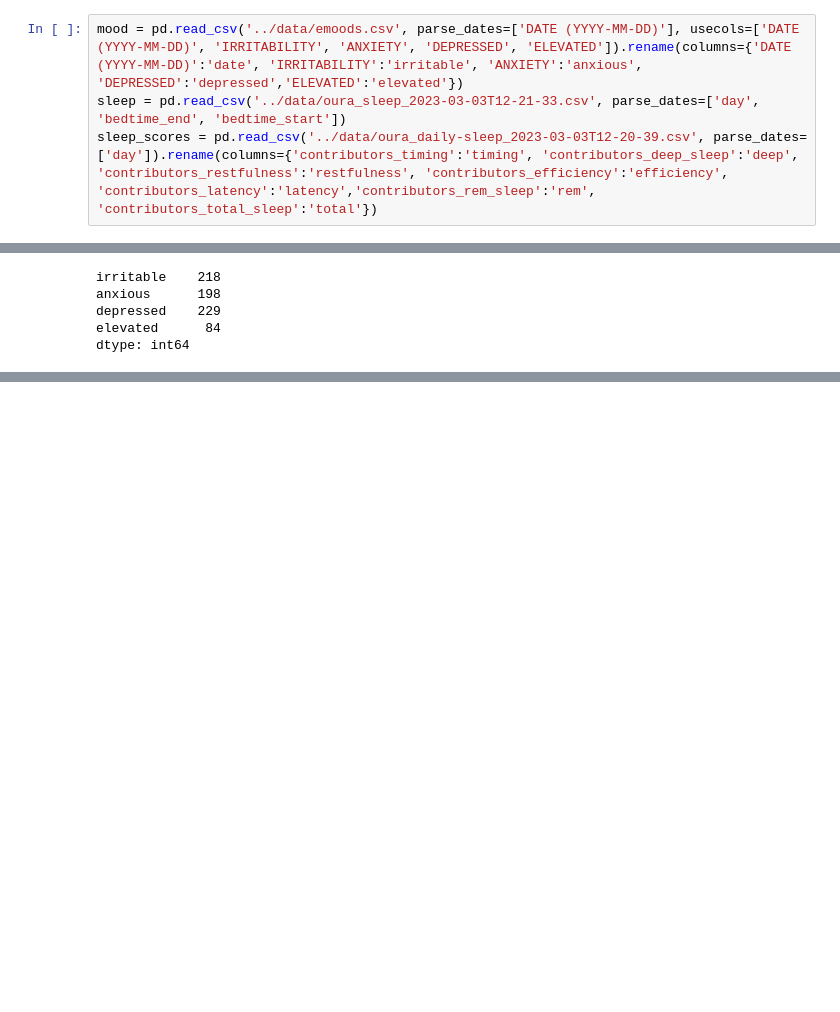
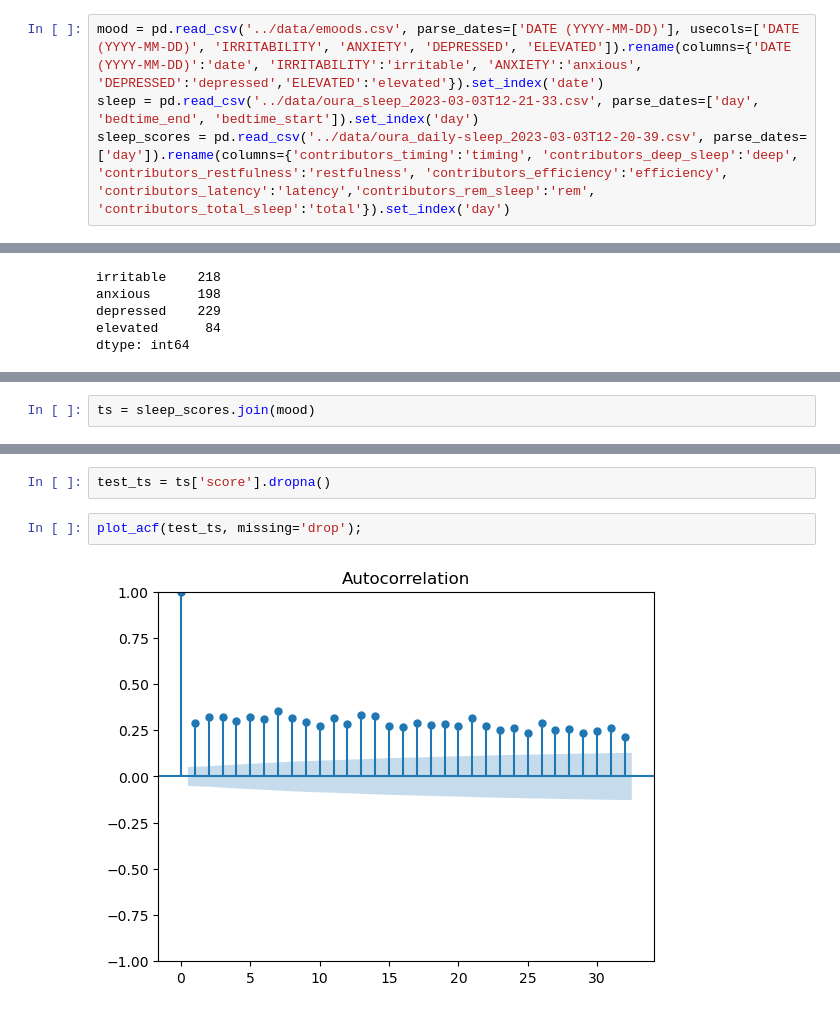
Before and after one commit to brozena/oura_mood_VAR, a Jupyter notebook: notebooks/project.ipynb, the cells around one changed output, grey strips where cells are left out. Drawn from its saved outputs; the diff is of its cells as text; blank space fills up the shorter version.

Commit message:
Add stationarity tests, seasonal decomposition, ACF/PACF

```diff
--- a/notebooks/project.ipynb
+++ b/notebooks/project.ipynb
@@ -5,7 +18,7 @@ import altair as alt
 # %%
-mood = pd.read_csv('../data/emoods.csv', parse_dates=['DATE (YYYY-MM-DD)'], usecols=['DATE (YYYY-MM-DD)', 'IRRITABILITY', 'ANXIETY', 'DEPRESSED', 'ELEVATED']).rename(columns={'DATE (YYYY-MM-DD)':'date', 'IRRITABILITY':'irritable', 'ANXIETY':'anxious', 'DEPRESSED':'depressed','ELEVATED':'elevated'})
-sleep = pd.read_csv('../data/oura_sleep_2023-03-03T12-21-33.csv', parse_dates=['day', 'bedtime_end', 'bedtime_start'])
-sleep_scores = pd.read_csv('../data/oura_daily-sleep_2023-03-03T12-20-39.csv', parse_dates=['day']).rename(columns={'contributors_timing':'timing', 'contributors_deep_sleep':'deep', 'contributors_restfulness':'restfulness', 'contributors_efficiency':'efficiency', 'contributors_latency':'latency','contributors_rem_sleep':'rem', 'contributors_total_sleep':'total'})
+mood = pd.read_csv('../data/emoods.csv', parse_dates=['DATE (YYYY-MM-DD)'], usecols=['DATE (YYYY-MM-DD)', 'IRRITABILITY', 'ANXIETY', 'DEPRESSED', 'ELEVATED']).rename(columns={'DATE (YYYY-MM-DD)':'date', 'IRRITABILITY':'irritable', 'ANXIETY':'anxious', 'DEPRESSED':'depressed','ELEVATED':'elevated'}).set_index('date')
+sleep = pd.read_csv('../data/oura_sleep_2023-03-03T12-21-33.csv', parse_dates=['day', 'bedtime_end', 'bedtime_start']).set_index('day')
+sleep_scores = pd.read_csv('../data/oura_daily-sleep_2023-03-03T12-20-39.csv', parse_dates=['day']).rename(columns={'contributors_timing':'timing', 'contributors_deep_sleep':'deep', 'contributors_restfulness':'restfulness', 'contributors_efficiency':'efficiency', 'contributors_latency':'latency','contributors_rem_sleep':'rem', 'contributors_total_sleep':'total'}).set_index('day')
 # %%
 mood[['irritable','anxious','depressed','elevated']].sum()
 # %% [output]
@@ -27,0 +30,2 @@ alt.Chart(mood).mark_bar().encode(
+# %%
+ts = sleep_scores.join(mood)
@@ -27,0 +61,6 @@ alt.Chart(mood).mark_bar().encode(
+# %%
+test_ts = ts['score'].dropna()
+# %%
+plot_acf(test_ts, missing='drop');
+# %% [output]
+[figure, added]
```
Also changed, not shown: parts of 23 cells of this notebook.
